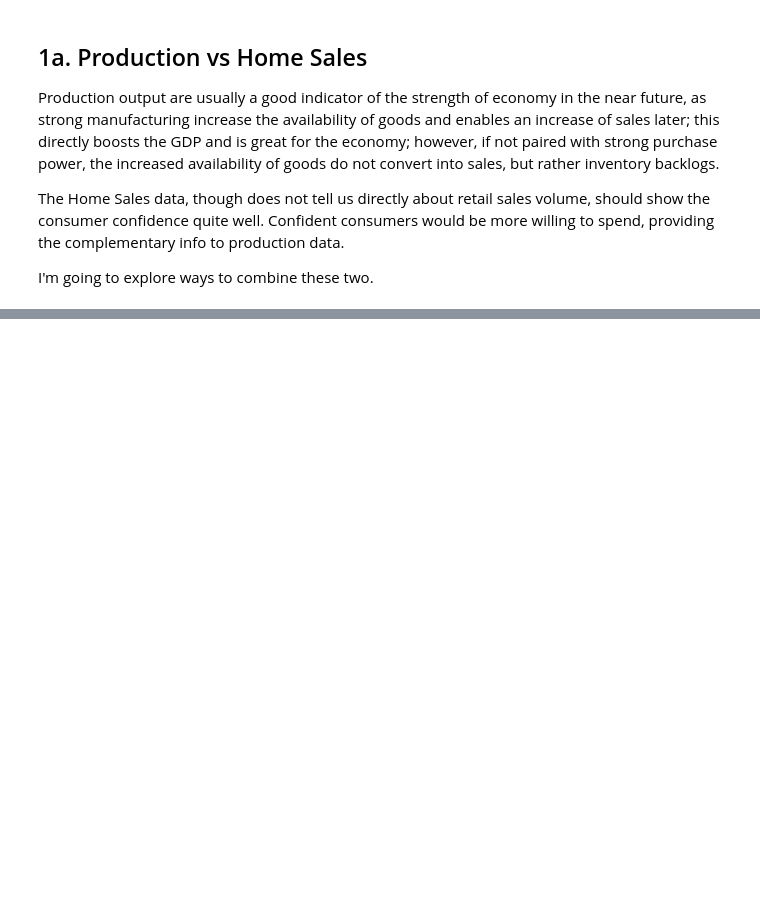
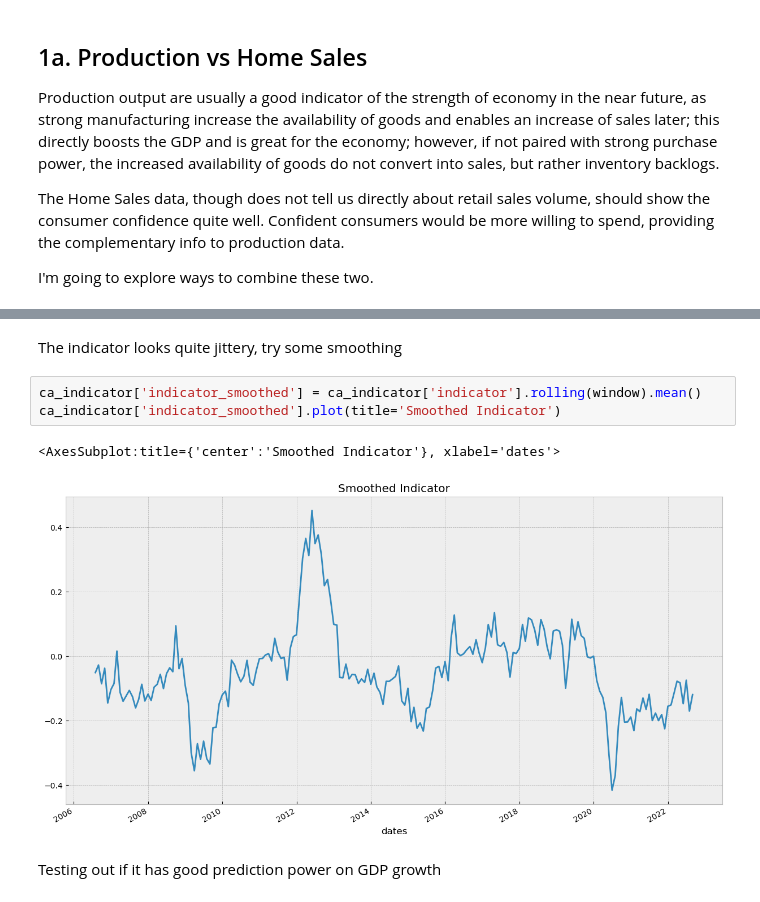
Before and after one commit to L-Dinosaur/trading_server, a Jupyter notebook: factor_research/OTPP Capital Markets Investment Analytics - Interview Project Notebook.ipynb, the cells around one changed output, grey strips where cells are left out. Drawn from its saved outputs; the diff is of its cells as text; blank space fills up the shorter version.

```diff
--- a/factor_research/OTPP Capital Markets Investment Analytics - Interview Project Notebook.ipynb
+++ b/factor_research/OTPP Capital Markets Investment Analytics - Interview Project Notebook.ipynb
@@ -314,0 +359,10 @@ I'm going to explore ways to combine these two.
+# %% [markdown]
+The indicator looks quite jittery, try some smoothing
+# %%
+ca_indicator['indicator_smoothed'] = ca_indicator['indicator'].rolling(window).mean()
+ca_indicator['indicator_smoothed'].plot(title='Smoothed Indicator')
+# %% [output]
+<AxesSubplot:title={'center':'Smoothed Indicator'}, xlabel='dates'>
+[figure, added]
+# %% [markdown]
+Testing out if it has good prediction power on GDP growth
```
Also changed, not shown: parts of 24 cells of this notebook, 1 other file.
